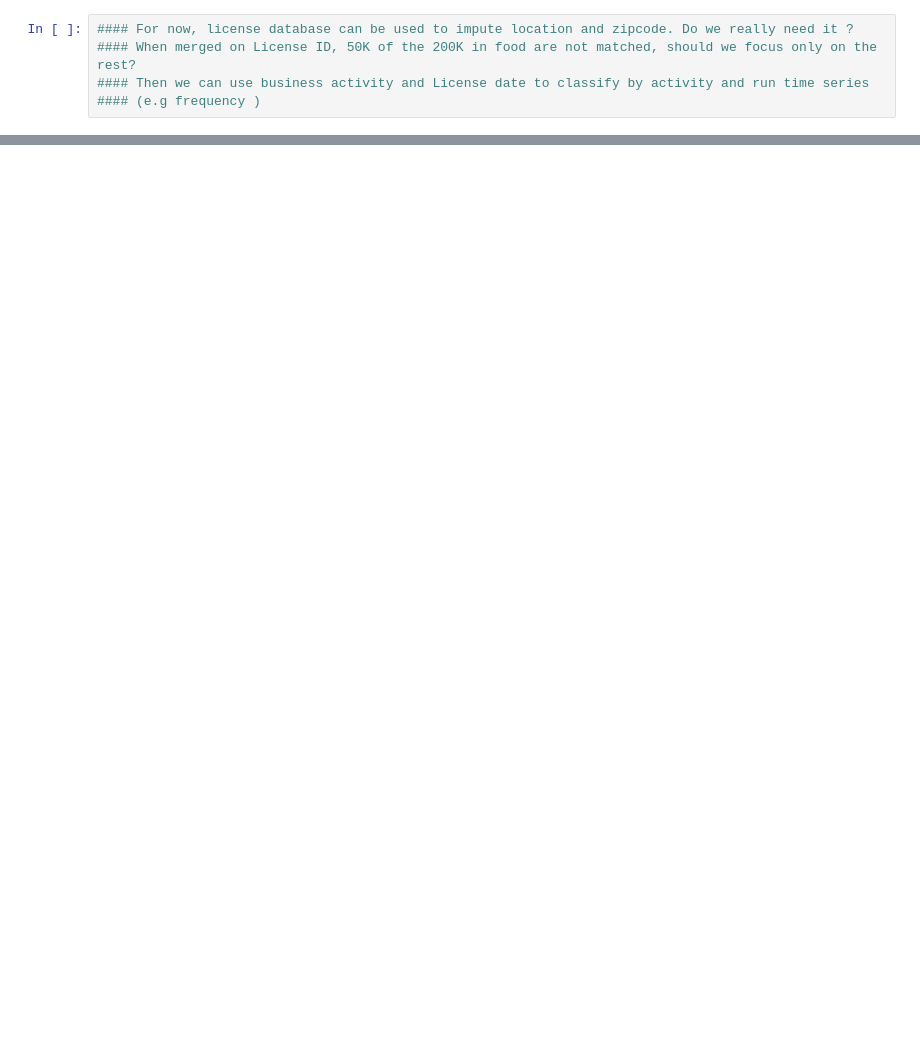
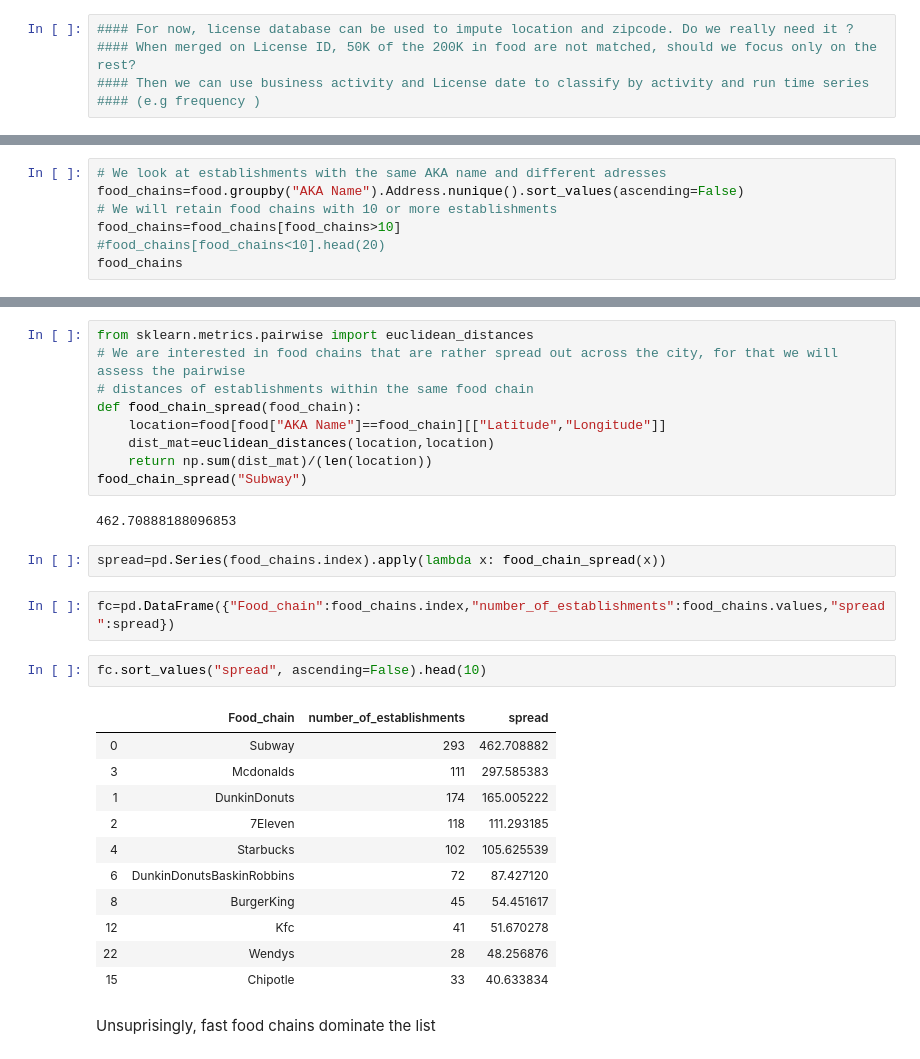
Before and after one commit to Kaabachi/project-ada, a Jupyter notebook: Untitled.ipynb, the cells around one changed output, grey strips where cells are left out. Cells and saved outputs as stored; diff of their text form; blank space fills up the shorter version.

```diff
--- a/Untitled.ipynb
+++ b/Untitled.ipynb
@@ -329,0 +736,7 @@ Name: BUSINESS ACTIVITY, Length: 4643, dtype: int64
+# %%
+# We look at establishments with the same AKA name and different adresses
+food_chains=food.groupby("AKA Name").Address.nunique().sort_values(ascending=False)
+# We will retain food chains with 10 or more establishments
+food_chains=food_chains[food_chains>10]
+#food_chains[food_chains<10].head(20)
+food_chains
@@ -329,0 +761,31 @@ Name: BUSINESS ACTIVITY, Length: 4643, dtype: int64
+# %%
+from sklearn.metrics.pairwise import euclidean_distances
+# We are interested in food chains that are rather spread out across the city, for that we will assess the pairwise
+# distances of establishments within the same food chain
+def food_chain_spread(food_chain):
+    location=food[food["AKA Name"]==food_chain][["Latitude","Longitude"]]
+    dist_mat=euclidean_distances(location,location)
+    return np.sum(dist_mat)/(len(location))
+food_chain_spread("Subway")
+# %% [output]
+462.70888188096853
+# %%
+spread=pd.Series(food_chains.index).apply(lambda x: food_chain_spread(x))
+# %%
+fc=pd.DataFrame({"Food_chain":food_chains.index,"number_of_establishments":food_chains.values,"spread":spread})
+# %%
+fc.sort_values("spread", ascending=False).head(10)
+# %% [output]
+|  | Food_chain | number_of_establishments | spread |
+| 0 | Subway | 293 | 462.708882 |
+| 3 | Mcdonalds | 111 | 297.585383 |
+| 1 | DunkinDonuts | 174 | 165.005222 |
+| 2 | 7Eleven | 118 | 111.293185 |
+| 4 | Starbucks | 102 | 105.625539 |
+| 6 | DunkinDonutsBaskinRobbins | 72 | 87.427120 |
+| 8 | BurgerKing | 45 | 54.451617 |
+| 12 | Kfc | 41 | 51.670278 |
+| 22 | Wendys | 28 | 48.256876 |
+| 15 | Chipotle | 33 | 40.633834 |
+# %% [markdown]
+Unsuprisingly, fast food chains dominate the list
```
Also changed, not shown: parts of 134 cells of this notebook.
